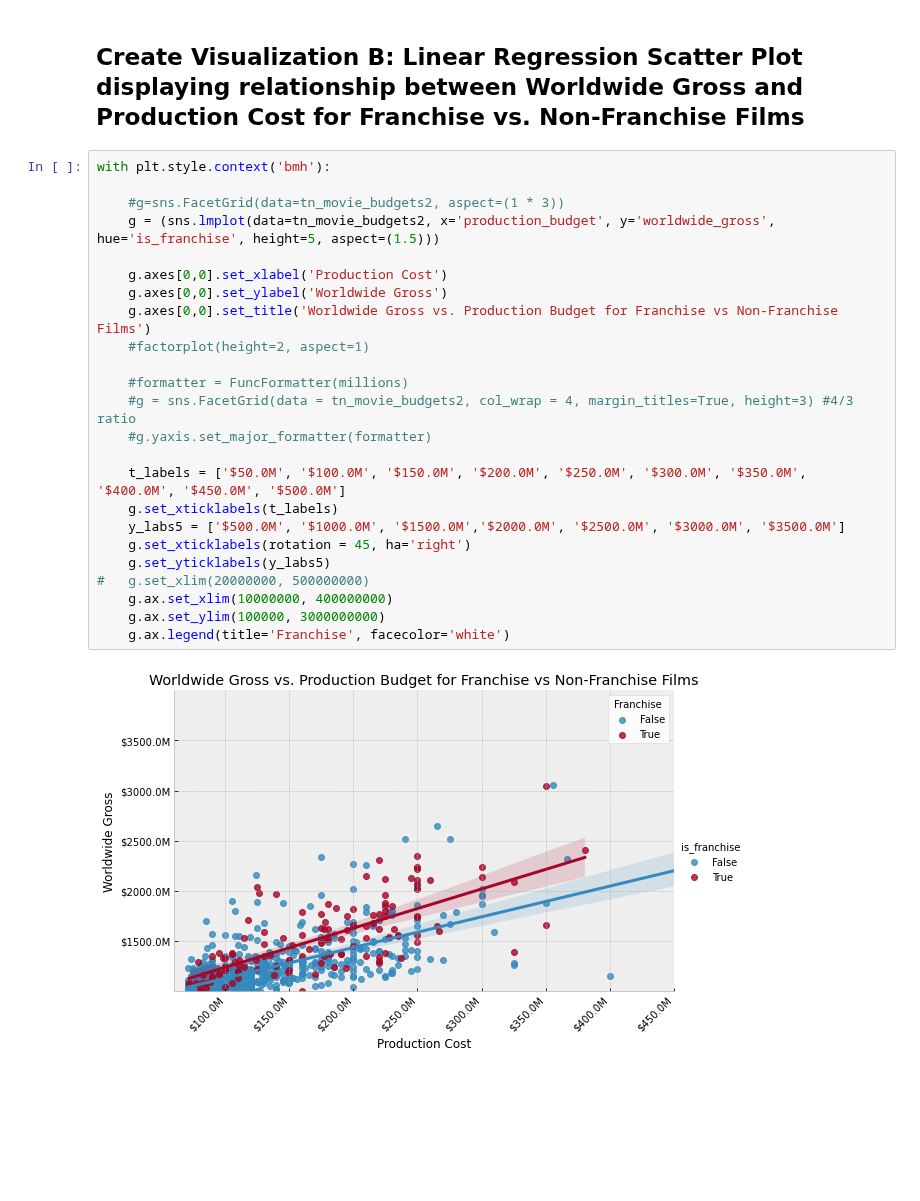
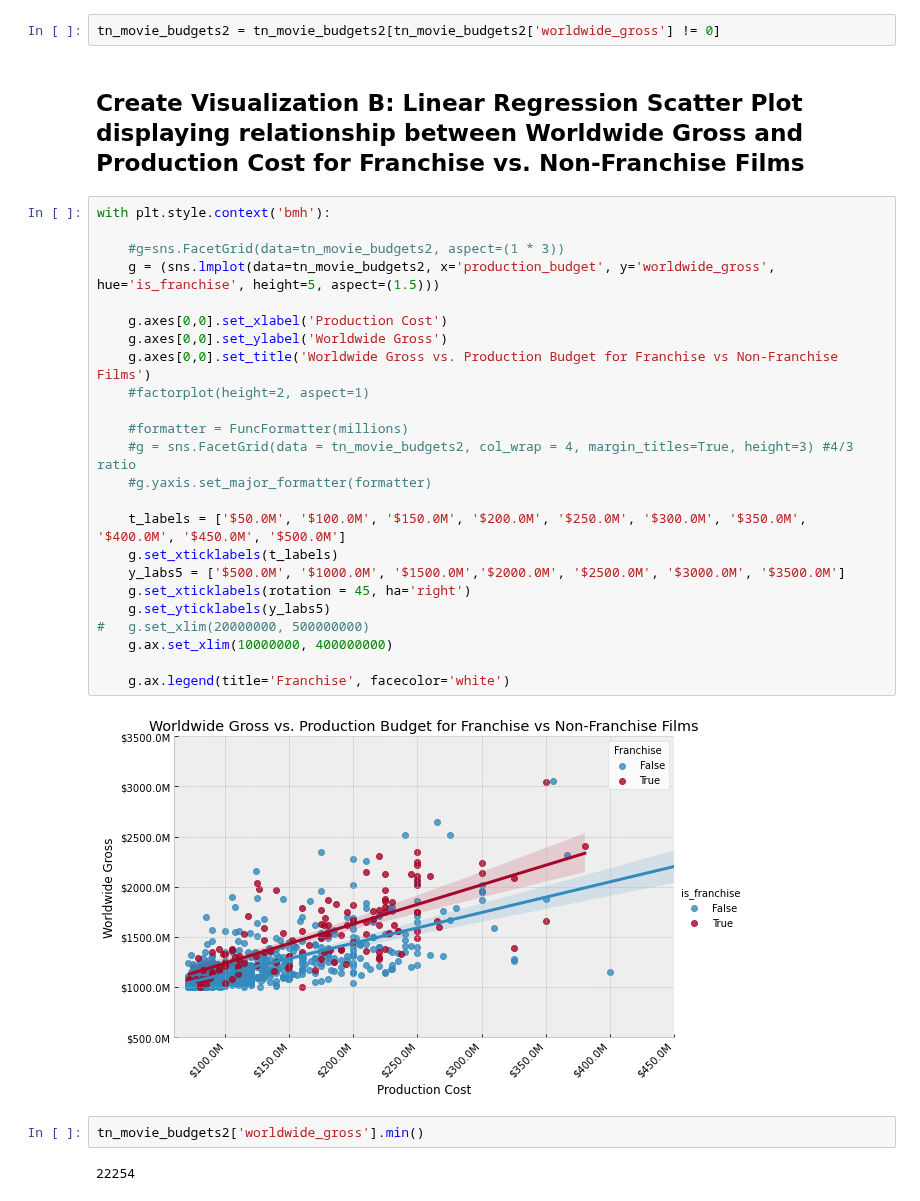
Before and after one commit to kuninethan95/dsc-phase-1-project, a Jupyter notebook: Phase 1 Project Notebook.ipynb, the cells around one changed output. Drawn from its saved outputs; the diff is of its cells as text; blank space fills up the shorter version.

```diff
--- a/Phase 1 Project Notebook.ipynb
+++ b/Phase 1 Project Notebook.ipynb
@@ -1060,31 +1129,37 @@ with plt.style.context('bmh'):
 - Franchise films have outperformed non-franchise films every year
 - They follow a similar trend, both declined towards 2018
 - Franchise films have greater standard deviation
+# %%
+tn_movie_budgets2 = tn_movie_budgets2[tn_movie_budgets2['worldwide_gross'] != 0]
 # %% [markdown]
 ## Create Visualization B: Linear Regression Scatter Plot displaying relationship between Worldwide Gross and Production Cost for Franchise vs. Non-Franchise Films
 # %%
 with plt.style.context('bmh'):
 
     #g=sns.FacetGrid(data=tn_movie_budgets2, aspect=(1 * 3))
     g = (sns.lmplot(data=tn_movie_budgets2, x='production_budget', y='worldwide_gross', hue='is_franchise', height=5, aspect=(1.5)))
 
     g.axes[0,0].set_xlabel('Production Cost')
     g.axes[0,0].set_ylabel('Worldwide Gross')
     g.axes[0,0].set_title('Worldwide Gross vs. Production Budget for Franchise vs Non-Franchise Films')
     #factorplot(height=2, aspect=1)
 
     #formatter = FuncFormatter(millions)
     #g = sns.FacetGrid(data = tn_movie_budgets2, col_wrap = 4, margin_titles=True, height=3) #4/3 ratio
     #g.yaxis.set_major_formatter(formatter)
 
     t_labels = ['$50.0M', '$100.0M', '$150.0M', '$200.0M', '$250.0M', '$300.0M', '$350.0M', '$400.0M', '$450.0M', '$500.0M']
     g.set_xticklabels(t_labels)
     y_labs5 = ['$500.0M', '$1000.0M', '$1500.0M','$2000.0M', '$2500.0M', '$3000.0M', '$3500.0M']
     g.set_xticklabels(rotation = 45, ha='right')
     g.set_yticklabels(y_labs5)
 #   g.set_xlim(20000000, 500000000)
     g.ax.set_xlim(10000000, 400000000)
-    g.ax.set_ylim(100000, 3000000000)
+
     g.ax.legend(title='Franchise', facecolor='white')
 # %% [output]
-[figure, old version]
+[figure, new version]
+# %%
+tn_movie_budgets2['worldwide_gross'].min()
+# %% [output]
+22254
```
Also changed, not shown: parts of 6 cells of this notebook.
